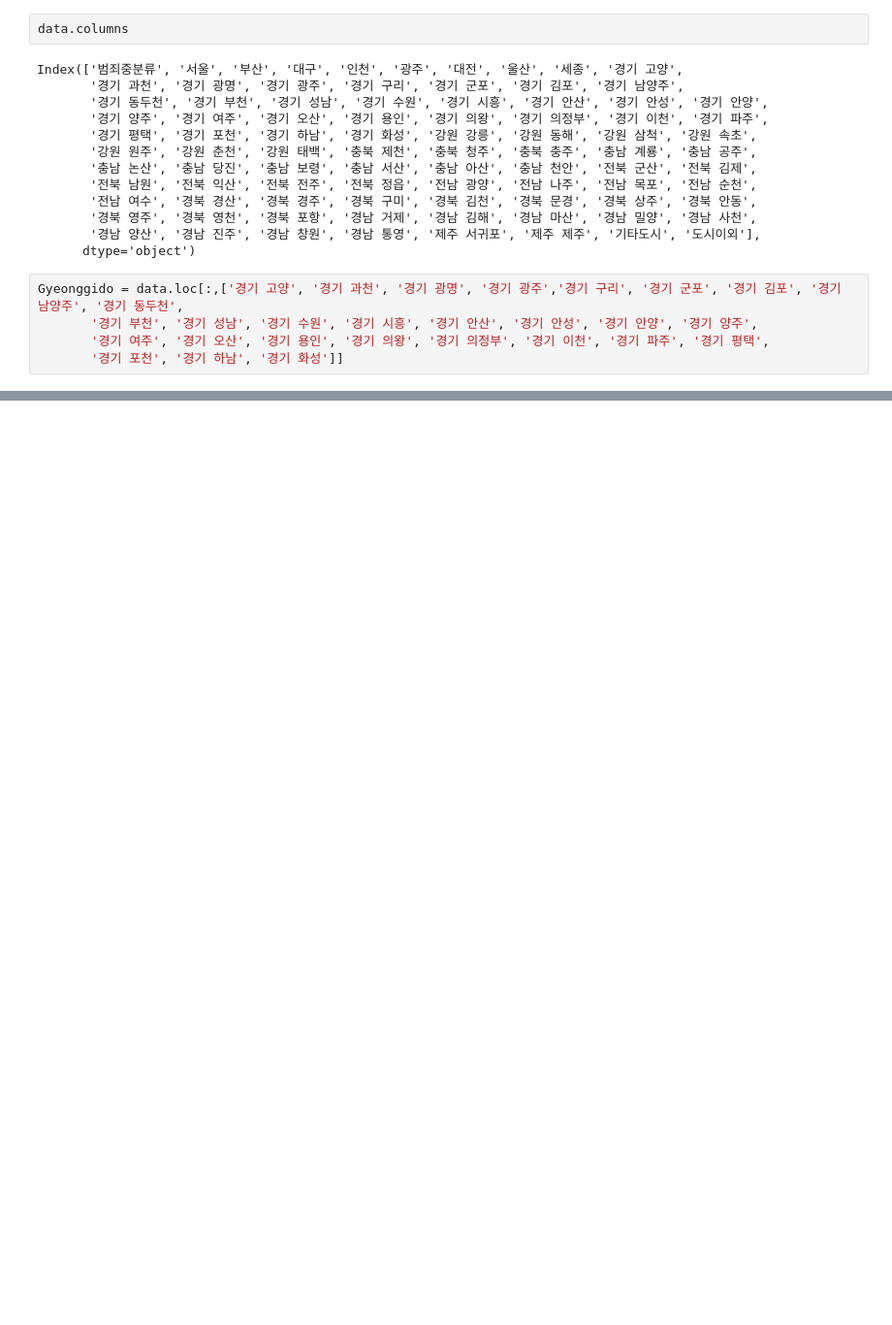
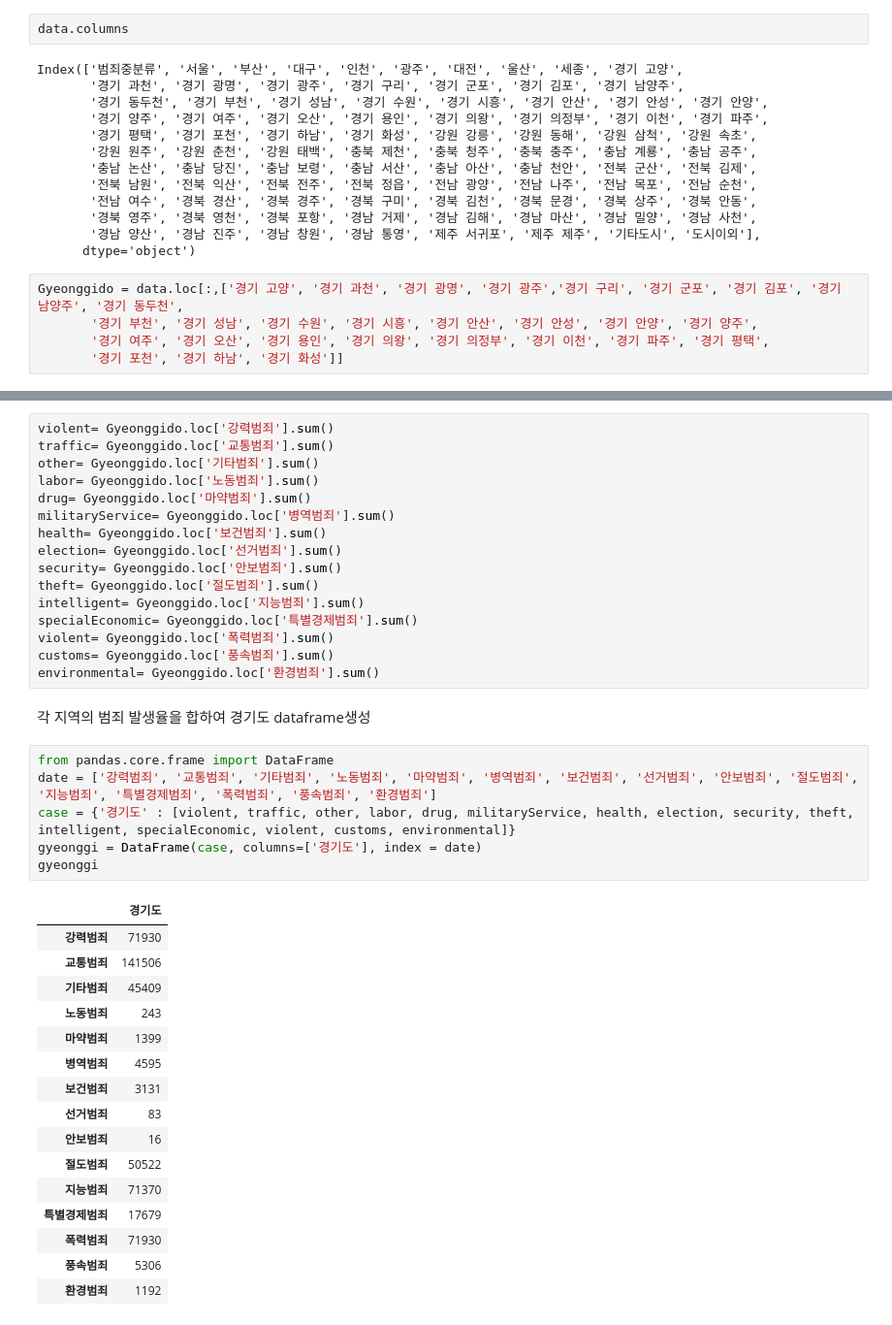
Before and after one commit to yunju-m/DAP, a Jupyter notebook: project.ipynb, the cells around one changed output, grey strips where cells are left out. Shown at 97% size. Saved outputs shown, nothing was run; the diff lists cells and outputs as text; blank space fills up the shorter version.

```diff
--- a/project.ipynb
+++ b/project.ipynb
@@ -104,3 +105,44 @@ Gyeonggido.groupby('범죄대분류').sum()
 | 폭력범죄 | 4248 | 215 | 1907 | 1728 | 1574 | 1476 | 1479 | 3112 | 837 | 5668 | 5759 | ... |
 | 풍속범죄 | 396 | 25 | 80 | 80 | 126 | 79 | 124 | 130 | 36 | 475 | 430 | ... |
 | 환경범죄 | 30 | 3 | 2 | 52 | 9 | 0 | 14 | 52 | 5 | 14 | 4 | ... |
+# %%
+violent= Gyeonggido.loc['강력범죄'].sum()
+traffic= Gyeonggido.loc['교통범죄'].sum()
+other= Gyeonggido.loc['기타범죄'].sum()
+labor= Gyeonggido.loc['노동범죄'].sum()
+drug= Gyeonggido.loc['마약범죄'].sum()
+militaryService= Gyeonggido.loc['병역범죄'].sum()
+health= Gyeonggido.loc['보건범죄'].sum()
+election= Gyeonggido.loc['선거범죄'].sum()
+security= Gyeonggido.loc['안보범죄'].sum()
+theft= Gyeonggido.loc['절도범죄'].sum()
+intelligent= Gyeonggido.loc['지능범죄'].sum()
+specialEconomic= Gyeonggido.loc['특별경제범죄'].sum()
+violent= Gyeonggido.loc['폭력범죄'].sum()
+customs= Gyeonggido.loc['풍속범죄'].sum()
+environmental= Gyeonggido.loc['환경범죄'].sum()
+# %% [markdown]
+각 지역의 범죄 발생율을 합하여 경기도 dataframe생성
+# %%
+from pandas.core.frame import DataFrame
+date = ['강력범죄', '교통범죄', '기타범죄', '노동범죄', '마약범죄', '병역범죄', '보건범죄', '선거범죄', '안보범죄', '절도범죄', '지능범죄', '특별경제범죄', '폭력범죄', '풍속범죄', '환경범죄']
+case = {'경기도' : [violent, traffic, other, labor, drug, militaryService, health, election, security, theft, intelligent, specialEconomic, violent, customs, environmental]}
+gyeonggi = DataFrame(case, columns=['경기도'], index = date)
+gyeonggi
+# %% [output]
+|  | 경기도 |
+| 강력범죄 | 71930 |
+| 교통범죄 | 141506 |
+| 기타범죄 | 45409 |
+| 노동범죄 | 243 |
+| 마약범죄 | 1399 |
+| 병역범죄 | 4595 |
+| 보건범죄 | 3131 |
+| 선거범죄 | 83 |
+| 안보범죄 | 16 |
+| 절도범죄 | 50522 |
+| 지능범죄 | 71370 |
+| 특별경제범죄 | 17679 |
+| 폭력범죄 | 71930 |
+| 풍속범죄 | 5306 |
+| 환경범죄 | 1192 |
```
Also changed, not shown: parts of 6 cells of this notebook.
